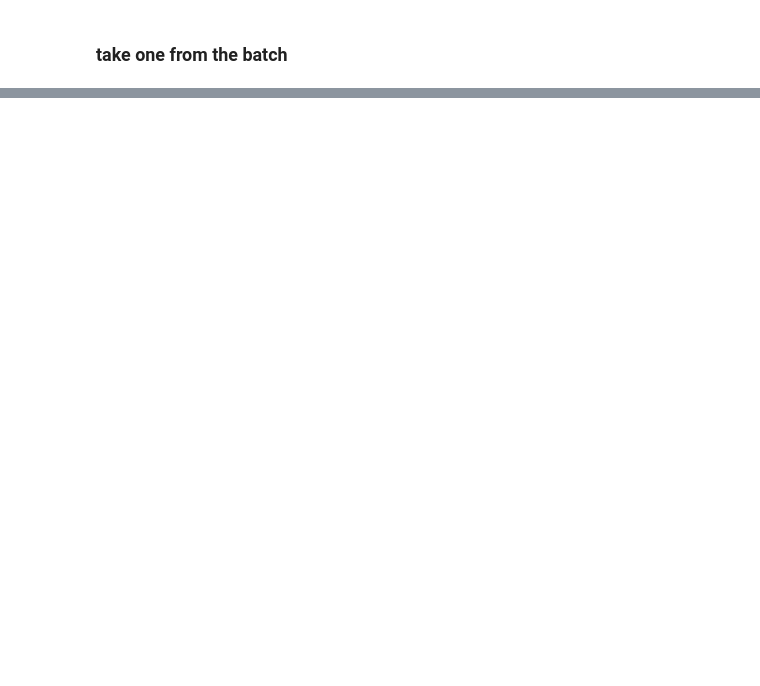
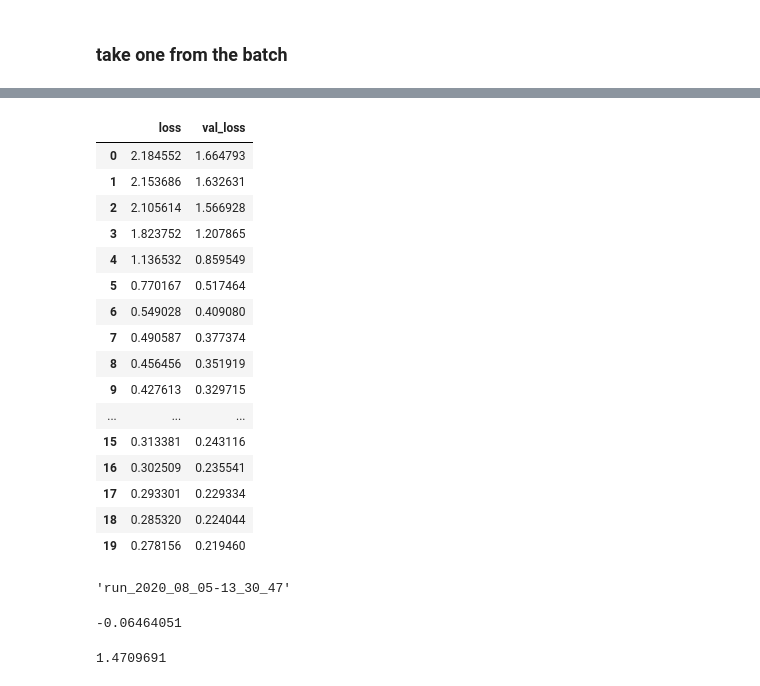
Before and after one commit to nicolasfauchereau/ML4seas, a Jupyter notebook: models/CNN/example_CNN.ipynb, the cells around one changed output, grey strips where cells are left out. Drawn from its saved outputs; the diff is of its cells as text; code cells hidden in the pictures; blank space fills up the shorter version.

```diff
--- a/models/CNN/example_CNN.ipynb
+++ b/models/CNN/example_CNN.ipynb
@@ -338,0 +386,35 @@ plt.colorbar(im, shrink=0.4)
+# %%
+with open('./saved_history_run_2020_08_05-12_23_37_20_epochs.pkl', 'rb') as f:
+    history = pickle.load(f)
+# %%
+pd.DataFrame(history)
+# %% [output]
+|  | loss | val_loss |
+| 0 | 2.184552 | 1.664793 |
+| 1 | 2.153686 | 1.632631 |
+| 2 | 2.105614 | 1.566928 |
+| 3 | 1.823752 | 1.207865 |
+| 4 | 1.136532 | 0.859549 |
+| 5 | 0.770167 | 0.517464 |
+| 6 | 0.549028 | 0.409080 |
+| 7 | 0.490587 | 0.377374 |
+| 8 | 0.456456 | 0.351919 |
+| 9 | 0.427613 | 0.329715 |
+| ... | ... | ... |
+| 15 | 0.313381 | 0.243116 |
+| 16 | 0.302509 | 0.235541 |
+| 17 | 0.293301 | 0.229334 |
+| 18 | 0.285320 | 0.224044 |
+| 19 | 0.278156 | 0.219460 |
+# %%
+run_id
+# %% [output]
+'run_2020_08_05-13_30_47'
+# %%
+data_train.mean.data[0]
+# %% [output]
+-0.06464051
+# %%
+data_train.std.data[0]
+# %% [output]
+1.4709691
```
Also changed, not shown: parts of 14 cells of this notebook.
